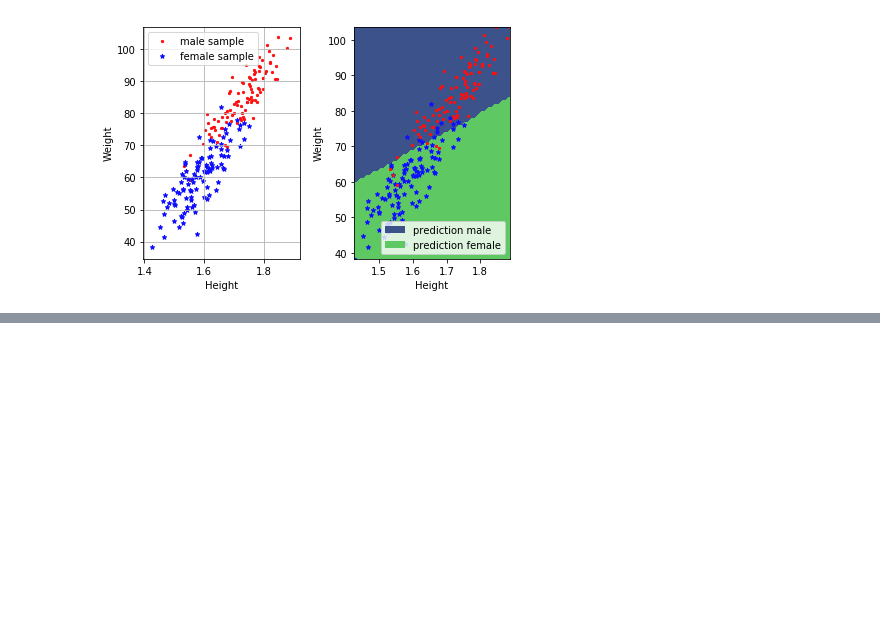
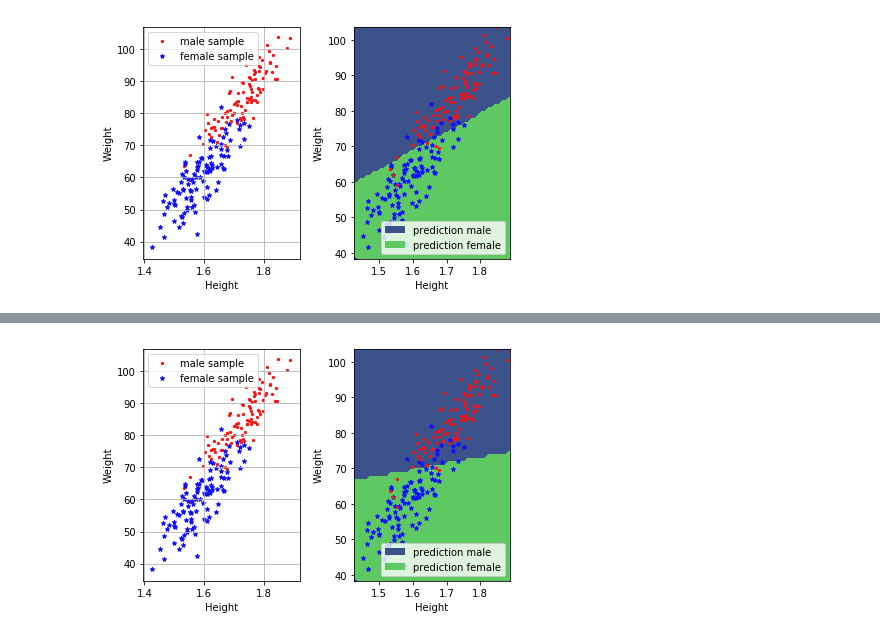
Before and after one commit to elephantman99/machine-learning-journey, a Jupyter notebook: logisticRegression/logistic_regression.ipynb, the cells around one changed output, grey strips where cells are left out. Cells and saved outputs as stored; diff of their text form; code cells hidden in the pictures; blank space fills up the shorter version.

Commit message:
implements penalized logistic regression

```diff
--- a/logisticRegression/logistic_regression.ipynb
+++ b/logisticRegression/logistic_regression.ipynb
@@ -159,0 +166,32 @@ visualization(y, x, mean_x, std_x, w_star, "classification_by_logistic_regressio
+# %%
+def calculate_penalized_gradient(y, tx, w, lambda_):
+    """compute the gradient of loss."""
+    return calculate_gradient(y, tx, w) + lambda_*w
+# %%
+def calculate_penalized_hessian(y, tx, w, lambda_):
+    """return the hessian of the loss function."""
+    return calculate_hessian(y, tx, w) + lambda_*np.identity(tx.shape[1])
+# %%
+def penalized_logistic_regression(y, tx, w, lambda_):
+    """return the loss, gradient, and hessian."""
+    l = calculate_penalized_loss(y, tx, w, lambda_)
+    g = calculate_penalized_gradient(y, tx, w, lambda_)
+    h = calculate_penalized_hessian(y, tx, w, lambda_)
+    return l, g, h
+# %%
+def learning_by_penalized_gradient(y, tx, w, gamma=.05, lambda_=1):
+    """
+    Do one step on Newton's method.
+    return the loss and updated w.
+    """
+    loss, grad, hess = penalized_logistic_regression(y, tx, w, lambda_)
+    # update w
+    w = w - gamma * (np.linalg.inv(hess) @ grad)
+
+    return loss, w
+# %%
+w_initial = np.array([0, 0, 0])
+l_star, w_star = gradient_descent(y, x, w_initial, learning_by_penalized_gradient)
+visualization(y, x, mean_x, std_x, w_star, "classification_by_logistic_regression")
+# %% [output]
+[figure, added]
```
Also changed, not shown: parts of 3 cells of this notebook.
